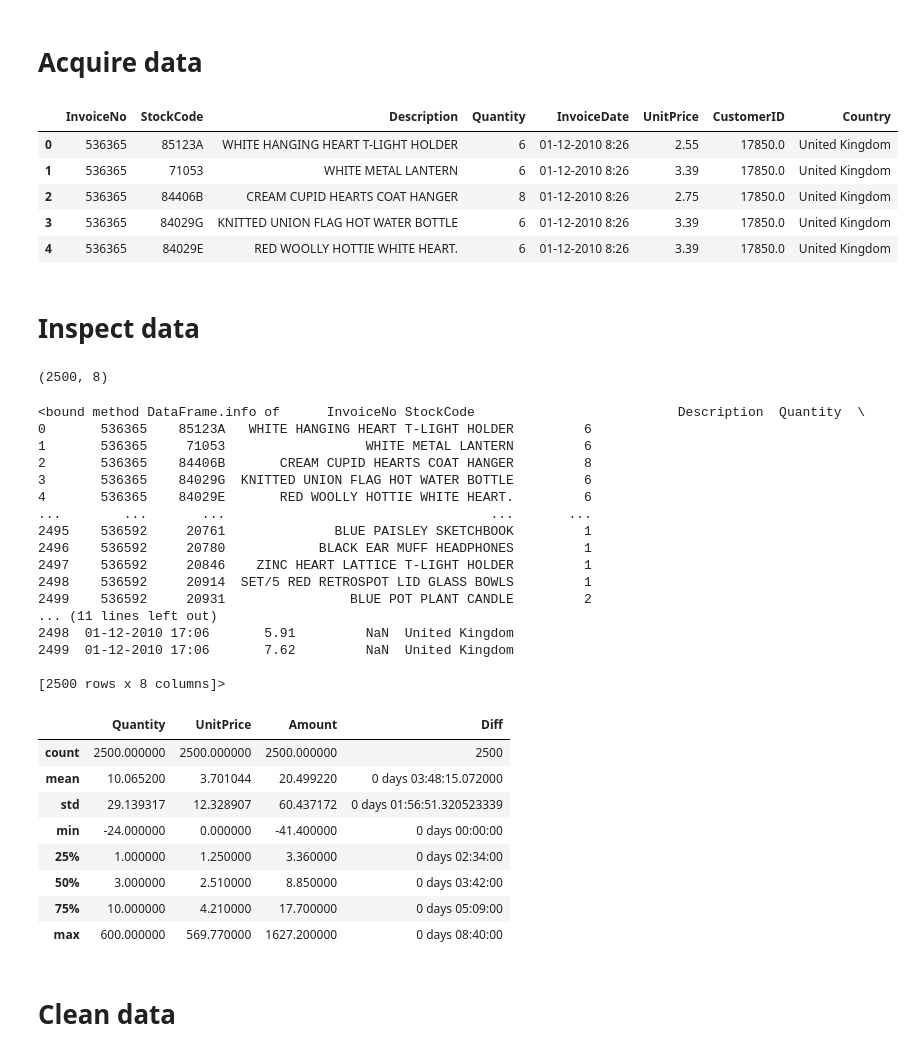
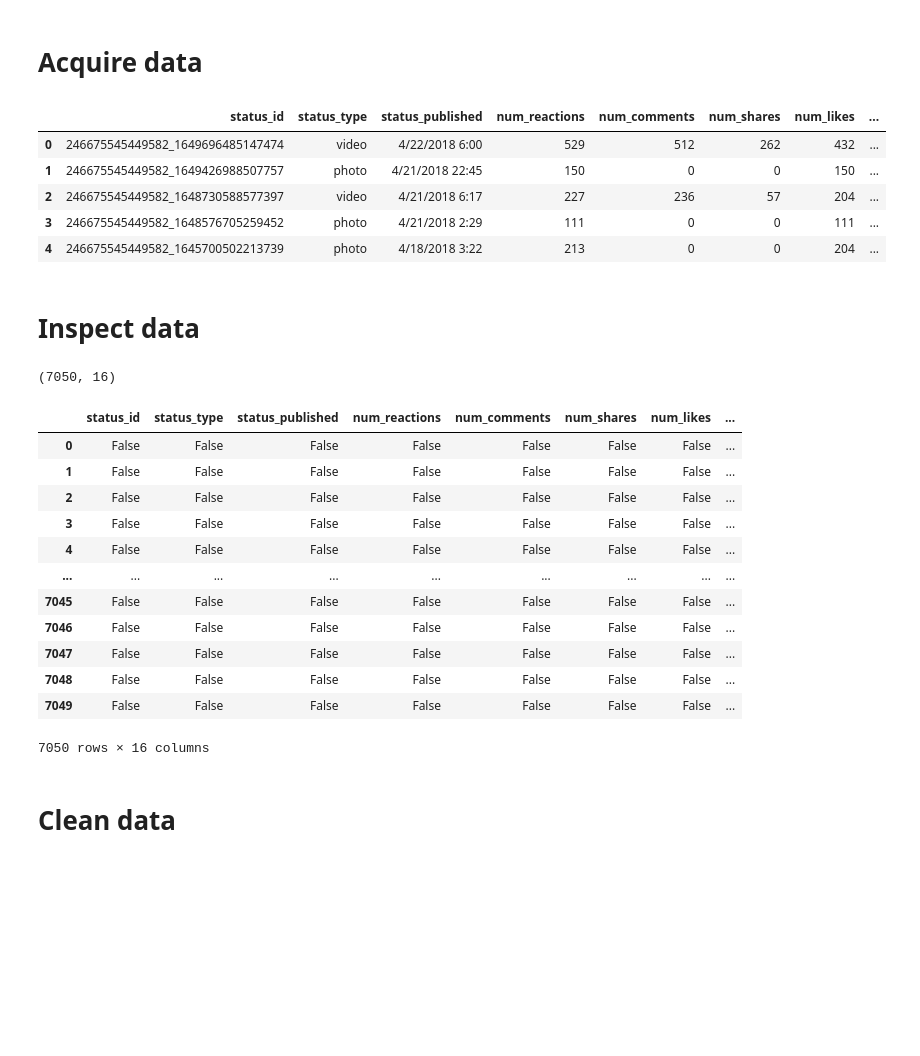
Before and after one commit to jacobc2700/DiscoverAI_Projects_Group5, a Jupyter notebook: code.ipynb, the cells around one changed output. Saved outputs shown, nothing was run; the diff lists cells and outputs as text; code cells hidden in the pictures; blank space fills up the shorter version.

```diff
--- a/code.ipynb
+++ b/code.ipynb
@@ -28,58 +21,41 @@ from sklearn.cluster import KMeans
 # %% [markdown]
 # Acquire data
 # %%
-# Read in the data using panda's read_csv method
-retail = pd.read_csv('UnsupervisedLearning/OnlineRetail/OnlineRetail.csv', sep=",", encoding="ISO-8859-1", header=0)
-
+df = pd.read_csv('UnsupervisedLearning/FacebookLiveSellers/Live.csv')
+df.head(5)
 #TODO: Write code to inspect the first five rows of the data frame
-retail.head()
 # %% [output]
-|  | InvoiceNo | StockCode | Description | Quantity | InvoiceDate | UnitPrice | CustomerID | Country |
-| 0 | 536365 | 85123A | WHITE HANGING HEART T-LIGHT HOLDER | 6 | 01-12-2010 8:26 | 2.55 | 17850.0 | United Kingdom |
-| 1 | 536365 | 71053 | WHITE METAL LANTERN | 6 | 01-12-2010 8:26 | 3.39 | 17850.0 | United Kingdom |
-| 2 | 536365 | 84406B | CREAM CUPID HEARTS COAT HANGER | 8 | 01-12-2010 8:26 | 2.75 | 17850.0 | United Kingdom |
-| 3 | 536365 | 84029G | KNITTED UNION FLAG HOT WATER BOTTLE | 6 | 01-12-2010 8:26 | 3.39 | 17850.0 | United Kingdom |
-| 4 | 536365 | 84029E | RED WOOLLY HOTTIE WHITE HEART. | 6 | 01-12-2010 8:26 | 3.39 | 17850.0 | United Kingdom |
+|  | status_id | status_type | status_published | num_reactions | num_comments | num_shares | num_likes | ... |
+| 0 | 246675545449582_1649696485147474 | video | 4/22/2018 6:00 | 529 | 512 | 262 | 432 | ... |
+| 1 | 246675545449582_1649426988507757 | photo | 4/21/2018 22:45 | 150 | 0 | 0 | 150 | ... |
+| 2 | 246675545449582_1648730588577397 | video | 4/21/2018 6:17 | 227 | 236 | 57 | 204 | ... |
+| 3 | 246675545449582_1648576705259452 | photo | 4/21/2018 2:29 | 111 | 0 | 0 | 111 | ... |
+| 4 | 246675545449582_1645700502213739 | photo | 4/18/2018 3:22 | 213 | 0 | 0 | 204 | ... |
 # %% [markdown]
 # Inspect data
 # %%
 #TODO: Write code to inspect the shape of the data frame
-retail.shape
+df = pd.read_csv('UnsupervisedLearning/FacebookLiveSellers/Live.csv')
+df.shape
 # %% [output]
-(2500, 8)
+(7050, 16)
 # %%
-#TODO: Write code to display information about the data frame
-retail.info
+#TODO: Write code to get information about null values in the data frame
+df = pd.read_csv('UnsupervisedLearning/FacebookLiveSellers/Live.csv')
+df.isnull()
 # %% [output]
+|  | status_id | status_type | status_published | num_reactions | num_comments | num_shares | num_likes | ... |
+| 0 | False | False | False | False | False | False | False | ... |
+| 1 | False | False | False | False | False | False | False | ... |
+| 2 | False | False | False | False | False | False | False | ... |
+| 3 | False | False | False | False | False | False | False | ... |
+| 4 | False | False | False | False | False | False | False | ... |
+| ... | ... | ... | ... | ... | ... | ... | ... | ... |
+| 7045 | False | False | False | False | False | False | False | ... |
+| 7046 | False | False | False | False | False | False | False | ... |
+| 7047 | False | False | False | False | False | False | False | ... |
+| 7048 | False | False | False | False | False | False | False | ... |
+| 7049 | False | False | False | False | False | False | False | ... |
-<bound method DataFrame.info of      InvoiceNo StockCode                          Description  Quantity  \
-0       536365    85123A   WHITE HANGING HEART T-LIGHT HOLDER         6
-1       536365     71053                  WHITE METAL LANTERN         6
-2       536365    84406B       CREAM CUPID HEARTS COAT HANGER         8
-3       536365    84029G  KNITTED UNION FLAG HOT WATER BOTTLE         6
-4       536365    84029E       RED WOOLLY HOTTIE WHITE HEART.         6
-...        ...       ...                                  ...       ...
-2495    536592     20761              BLUE PAISLEY SKETCHBOOK         1
-2496    536592     20780            BLACK EAR MUFF HEADPHONES         1
-2497    536592     20846    ZINC HEART LATTICE T-LIGHT HOLDER         1
-2498    536592     20914  SET/5 RED RETROSPOT LID GLASS BOWLS         1
-2499    536592     20931                BLUE POT PLANT CANDLE         2
-... (11 lines left out)
-2498  01-12-2010 17:06       5.91         NaN  United Kingdom
-2499  01-12-2010 17:06       7.62         NaN  United Kingdom
-
-[2500 rows x 8 columns]>
+7050 rows × 16 columns
-# %%
-#TODO: Write code to display statistics about the data frame
-retail.describe()
-# %% [output]
-|  | Quantity | UnitPrice | Amount | Diff |
-| count | 2500.000000 | 2500.000000 | 2500.000000 | 2500 |
-| mean | 10.065200 | 3.701044 | 20.499220 | 0 days 03:48:15.072000 |
-| std | 29.139317 | 12.328907 | 60.437172 | 0 days 01:56:51.320523339 |
-| min | -24.000000 | 0.000000 | -41.400000 | 0 days 00:00:00 |
-| 25% | 1.000000 | 1.250000 | 3.360000 | 0 days 02:34:00 |
-| 50% | 3.000000 | 2.510000 | 8.850000 | 0 days 03:42:00 |
-| 75% | 10.000000 | 4.210000 | 17.700000 | 0 days 05:09:00 |
-| max | 600.000000 | 569.770000 | 1627.200000 | 0 days 08:40:00 |
 # %% [markdown]
 # Clean data
```
Also changed, not shown: parts of 40 cells of this notebook, 1 other file.
